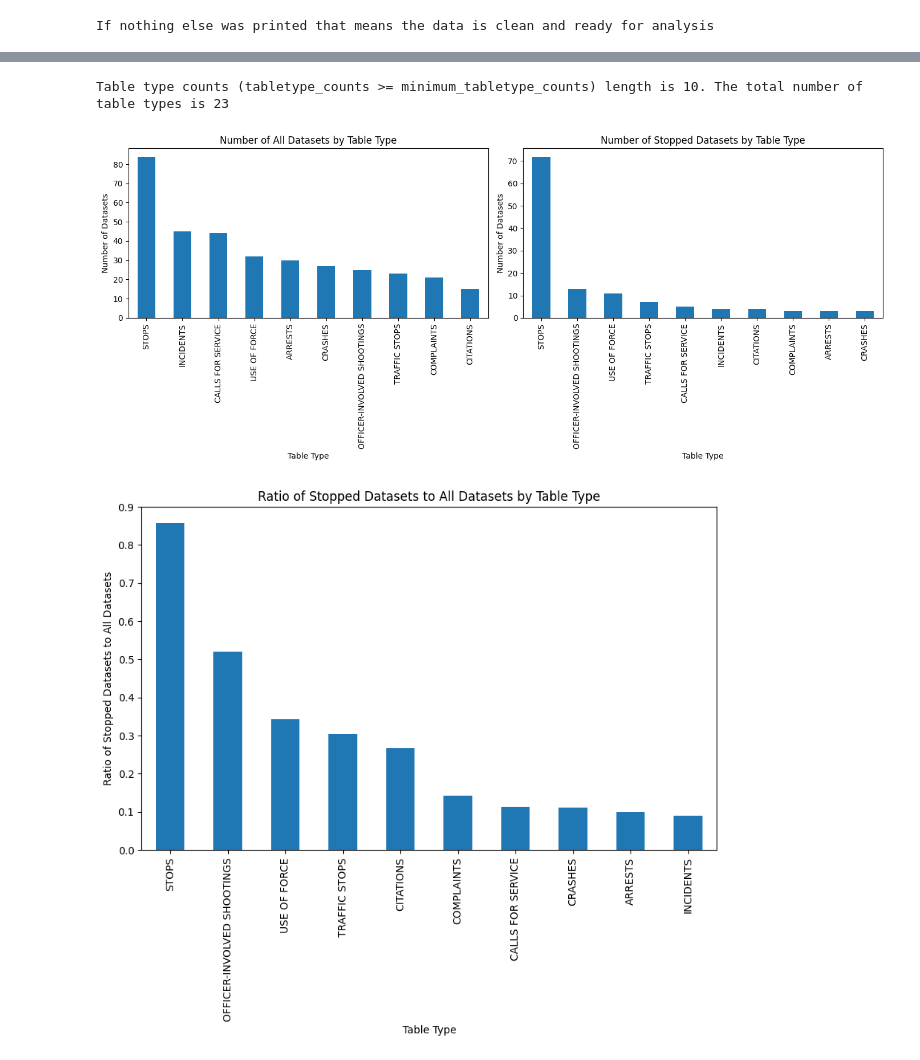
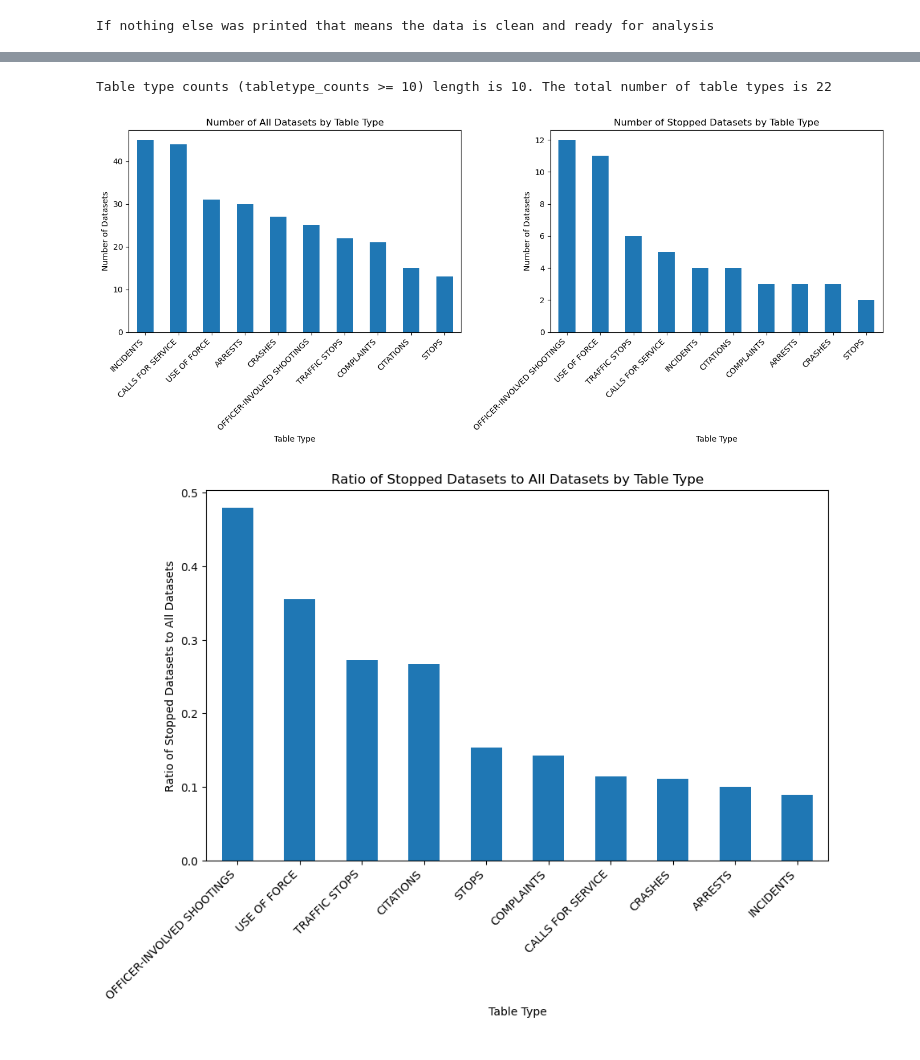
Before and after one commit to openpolicedata/opd-examples, a Jupyter notebook: finding_stopped_datasets.ipynb, the cells around one changed output, grey strips where cells are left out. Saved outputs shown, nothing was run; the diff lists cells and outputs as text; code cells hidden in the pictures.

Commit message:
Revision to finding_stopped_datasets

```diff
--- a/finding_stopped_datasets.ipynb
+++ b/finding_stopped_datasets.ipynb
@@ -19,9 +22,12 @@ all_datasets = opd.datasets.query()
 # get the total number of datasets
 starting_all_datasets_count=all_datasets.shape[0]
 
-all_datasets['source_url'] = all_datasets['source_url'].astype(str)
-all_datasets = all_datasets[~all_datasets['source_url'].str.contains("openpolicing.stanford.edu")]
-all_datasets = all_datasets[~all_datasets['source_url'].str.contains("www.muckrock.com")]
+# Remove datasets where the data is not supplied by the agency itself
+# supplying_entity is only filled out in this case. Ignore one where OPD is hosting the data
+# OPD only hosts datasets that were released by the agency but the agency stopped.
+all_datasets = all_datasets[all_datasets['supplying_entity'].apply(lambda x: pd.isnull(x) or 'OpenPoliceData' in x)]
+# Remove datasets where dates don't apply
+all_datasets = all_datasets[all_datasets['Year']!='NONE']
 
 print(f"Excluded {starting_all_datasets_count - all_datasets.shape[0]} datasets")
 
@@ -36,10 +42,10 @@ Excluded 82 datasets
 # Now we will organize the data to make it easier to analyze
 # Since we are interested in types datasets that have been stopped we want to focus on coverage start and end dates and the types
 selected_columns = ['State', 'SourceName', 'TableType', 'coverage_start', 'coverage_end']
-df = pd.DataFrame(all_datasets, columns=selected_columns)
+original_df = all_datasets[selected_columns].copy()
 
 # Drop rows with NaN values in 'coverage_start' and 'coverage_end' should be YEAR NONE
-df = df.dropna(subset=['coverage_start', 'coverage_end'])
+df = original_df.dropna(subset=['coverage_start', 'coverage_end'])
 record_count_without_coverage_start_end = len(original_df) - len(df)
 
 # Print the number of records dropped
@@ -143,7 +155,7 @@ tabletype_counts = tabletype_analysis_df['TableType'].value_counts()
 # show only statistically significant table types
 total_tabletype_counts = len(tabletype_counts)
 tabletype_counts = tabletype_counts[tabletype_counts >= minimum_tabletype_counts]
-print(f"Table type counts (tabletype_counts >= minimum_tabletype_counts) length is {len(tabletype_counts)}. The total number of table types is {total_tabletype_counts}")
+print(f"Table type counts (tabletype_counts >= {minimum_tabletype_counts}) length is {len(tabletype_counts)}. The total number of table types is {total_tabletype_counts}")
 
 # filter out the table types that are not in the tabletype_counts
 tabletype_analysis_df = tabletype_analysis_df[tabletype_analysis_df['TableType'].isin(tabletype_counts.index)]
@@ -153,34 +165,37 @@ stopped_tabletype_counts = stopped_datasets['TableType'].value_counts()
 
 
 # compute a bar graph histogram of the number of datasets that are stopped by TableType
 fig, axes = plt.subplots(nrows=1, ncols=2, figsize=(14, 6))
 
 tabletype_counts.plot(kind='bar', ax=axes[0])
 axes[0].set_xlabel('Table Type')
 axes[0].set_ylabel('Number of Datasets')
 axes[0].set_title('Number of All Datasets by Table Type')
+axes[0].set_xticklabels(tabletype_counts.index, rotation=45, ha='right')
 
 stopped_tabletype_counts.plot(kind='bar', ax=axes[1])
 axes[1].set_xlabel('Table Type')
 axes[1].set_ylabel('Number of Datasets')
 axes[1].set_title('Number of Stopped Datasets by Table Type')
+axes[1].set_xticklabels(stopped_tabletype_counts.index, rotation=45, ha='right')
 
 plt.tight_layout()
 plt.show()
 
 # Find which type has the highest ratio of stopped datasets
 ratio = stopped_tabletype_counts / tabletype_counts
 ratio = ratio.fillna(0)
 
 # Create a bar plot of the ratio and sort the values from high to low
 ratio = ratio.sort_values(ascending=False)
 plt.figure(figsize=(10, 6))
-ratio.plot(kind='bar')
+ax = ratio.plot(kind='bar')
+ax.set_xticklabels(ratio.index, rotation=45, ha='right')
 plt.xlabel('Table Type')
 plt.ylabel('Ratio of Stopped Datasets to All Datasets')
 plt.title('Ratio of Stopped Datasets to All Datasets by Table Type')
 plt.show()
 # %% [output]
-Table type counts (tabletype_counts >= minimum_tabletype_counts) length is 10. The total number of table types is 23
+Table type counts (tabletype_counts >= 10) length is 10. The total number of table types is 22
-[figure, old version]
+[figure, new version]
-[figure, old version]
+[figure, new version]
```
Also changed, not shown: parts of 5 cells of this notebook.
